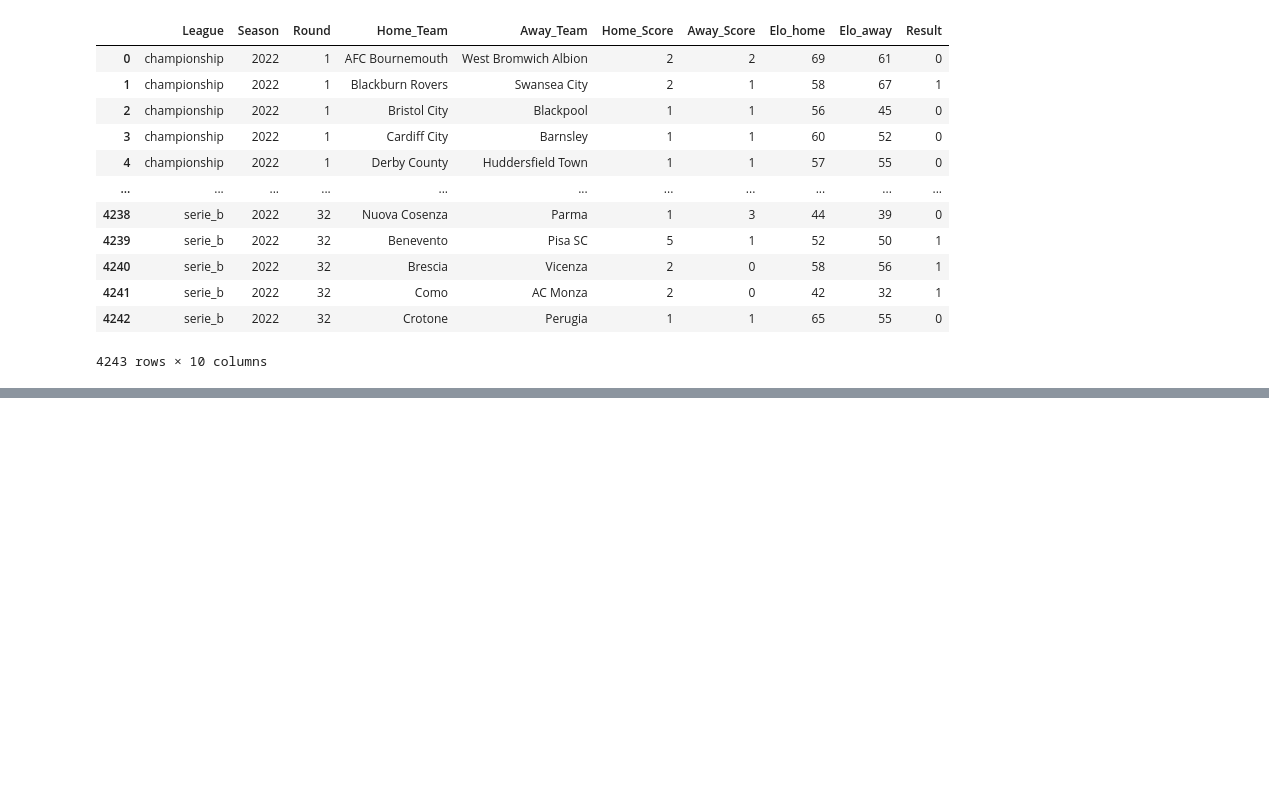
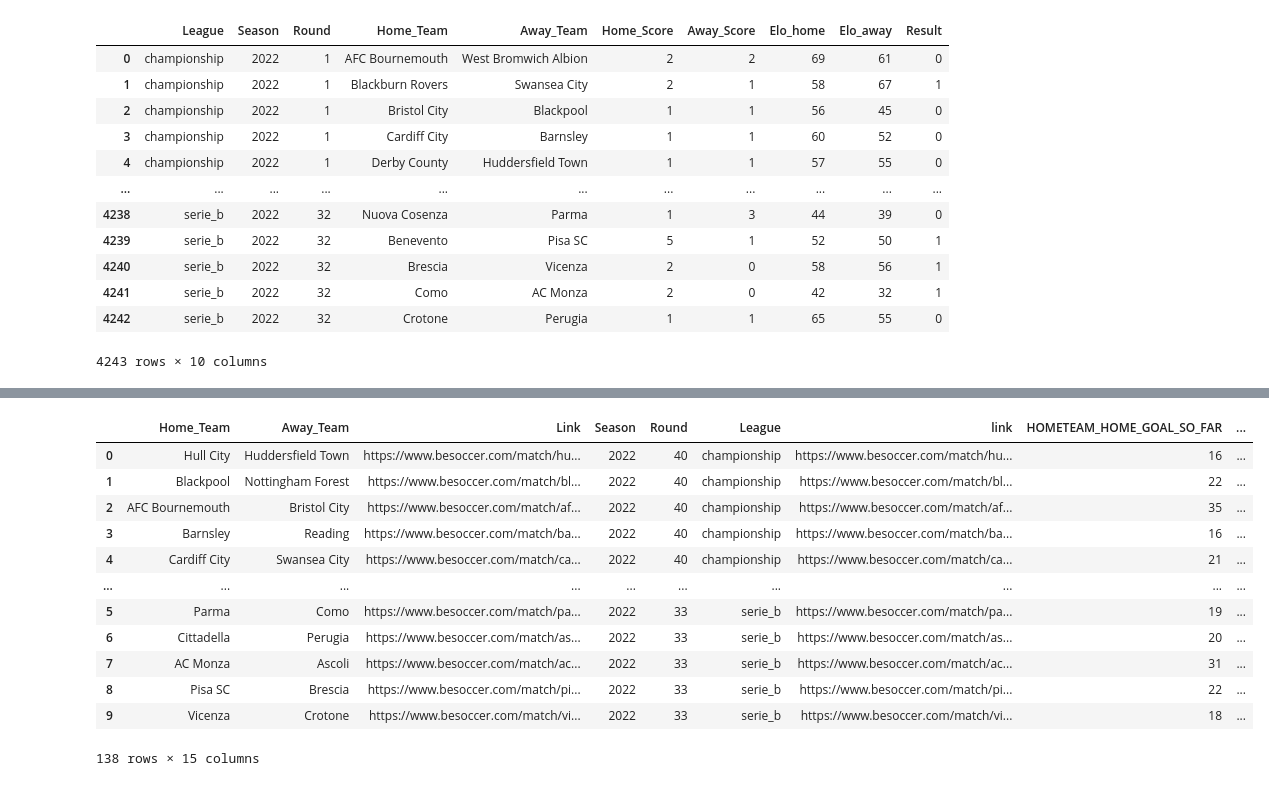
Before and after one commit to frankie-2nfro-com/football_match_outcome_prediction, a Jupyter notebook: predict_m6_t2.ipynb, the cells around one changed output, grey strips where cells are left out. Saved outputs shown, nothing was run; the diff lists cells and outputs as text; code cells hidden in the pictures; blank space fills up the shorter version.

```diff
--- a/predict_m6_t2.ipynb
+++ b/predict_m6_t2.ipynb
@@ -137,4 +46,0 @@ def getLeagueData(data, league, season=None):
-# %%
-# filter predict_result and predict dataframe
-current_season_result = getLeagueData(prediction_result_pd, "serie_b")
-current_season_result
@@ -320,0 +111,64 @@ team_predict_pd
+# %%
+# load all directory as league name list
+dir = "./Predict/To_Predict/"
+leagues = [name for name in os.listdir(dir) if os.path.isdir(os.path.join(dir, name))]
+
+# loop to open csv
+predict_pd = pd.DataFrame()
+for league in leagues:
+    league_folder = os.path.join(dir, league)
+
+    csv_file_for_league = [os.path.join(league_folder, name) for name in os.listdir(league_folder) if name.endswith('.csv')]
+    pkl_file_for_league = [os.path.join(league_folder, name) for name in os.listdir(league_folder) if name.endswith('.pkl')]
+
+
+    if len(csv_file_for_league)==1 and len(pkl_file_for_league)==1:
+        csv_filename = csv_file_for_league[0]
+        pkl_filename = pkl_file_for_league[0]
+
+        # ,Home_Team,Away_Team,Link,Season,Round,League
+        current_league_predict_pd = pd.read_csv(csv_filename, skiprows=[0], names=["Home_Team", "Away_Team", "Link", "Season", "Round", "League"])
+
+        if len(current_league_predict_pd)>0:
+            # load pickle and read content
+            d = pickle.load(open(pkl_filename, 'rb'))
+            elo_key_df = pd.DataFrame(d.keys(), columns=["link"])
+            elo_val_df = pd.DataFrame.from_dict(d.values())
+            elo_df = elo_key_df.join(elo_val_df)
+
+            current_league_predict_pd = current_league_predict_pd.merge(elo_df, left_on='Link', right_on='link')
+
+            # get this season data
+            current_season_result = getLeagueData(prediction_result_pd, league)
+
+            goal_so_far = current_league_predict_pd.apply(fillWithTotalGoalSoFar, data=current_season_result, axis=1)
+            goal_so_far_list = np.array(goal_so_far.values.tolist())
+            goal_so_far_pd = pd.DataFrame(goal_so_far_list, columns=["HOMETEAM_HOME_GOAL_SO_FAR", "HOMETEAM_AWAY_GOAL_SO_FAR", "AWAYTEAM_HOME_GOAL_SO_FAR", "AWAYTEAM_AWAY_GOAL_SO_FAR"])    # convert to dataframe
+            current_league_predict_pd.insert(loc=7, column="HOMETEAM_HOME_GOAL_SO_FAR", value=goal_so_far_pd["HOMETEAM_HOME_GOAL_SO_FAR"].astype('Int64'))
+            current_league_predict_pd.insert(loc=8, column="HOMETEAM_AWAY_GOAL_SO_FAR", value=goal_so_far_pd["HOMETEAM_AWAY_GOAL_SO_FAR"].astype('Int64'))
+            current_league_predict_pd.insert(loc=9, column="AWAYTEAM_HOME_GOAL_SO_FAR", value=goal_so_far_pd["AWAYTEAM_HOME_GOAL_SO_FAR"].astype('Int64'))
+            current_league_predict_pd.insert(loc=10, column="AWAYTEAM_AWAY_GOAL_SO_FAR", value=goal_so_far_pd["AWAYTEAM_AWAY_GOAL_SO_FAR"].astype('Int64'))
+
+            recent_perform = current_league_predict_pd.apply(fillWithRecentPerformance, data=current_season_result, axis=1)
+            perf_list = np.array(recent_perform.values.tolist())
+            home_away_perf_pd = pd.DataFrame(perf_list, columns=["HOME_LASTEST_GOAL_DIFF", "AWAY_LASTEST_GOAL_DIFF"])
+            current_league_predict_pd.insert(loc=11, column="HOME_LASTEST_GOAL_DIFF", value=home_away_perf_pd["HOME_LASTEST_GOAL_DIFF"].astype('Int64'))
+            current_league_predict_pd.insert(loc=12, column="AWAY_LASTEST_GOAL_DIFF", value=home_away_perf_pd["AWAY_LASTEST_GOAL_DIFF"].astype('Int64'))
+
+            predict_pd = pd.concat([predict_pd, current_league_predict_pd])
+
+predict_pd
+# %% [output]
+|  | Home_Team | Away_Team | Link | Season | Round | League | link | HOMETEAM_HOME_GOAL_SO_FAR | ... |
+| 0 | Hull City | Huddersfield Town | https://www.besoccer.com/match/hu... | 2022 | 40 | championship | https://www.besoccer.com/match/hu... | 16 | ... |
+| 1 | Blackpool | Nottingham Forest | https://www.besoccer.com/match/bl... | 2022 | 40 | championship | https://www.besoccer.com/match/bl... | 22 | ... |
+| 2 | AFC Bournemouth | Bristol City | https://www.besoccer.com/match/af... | 2022 | 40 | championship | https://www.besoccer.com/match/af... | 35 | ... |
+| 3 | Barnsley | Reading | https://www.besoccer.com/match/ba... | 2022 | 40 | championship | https://www.besoccer.com/match/ba... | 16 | ... |
+| 4 | Cardiff City | Swansea City | https://www.besoccer.com/match/ca... | 2022 | 40 | championship | https://www.besoccer.com/match/ca... | 21 | ... |
+| ... | ... | ... | ... | ... | ... | ... | ... | ... | ... |
+| 5 | Parma | Como | https://www.besoccer.com/match/pa... | 2022 | 33 | serie_b | https://www.besoccer.com/match/pa... | 19 | ... |
+| 6 | Cittadella | Perugia | https://www.besoccer.com/match/as... | 2022 | 33 | serie_b | https://www.besoccer.com/match/as... | 20 | ... |
+| 7 | AC Monza | Ascoli | https://www.besoccer.com/match/ac... | 2022 | 33 | serie_b | https://www.besoccer.com/match/ac... | 31 | ... |
+| 8 | Pisa SC | Brescia | https://www.besoccer.com/match/pi... | 2022 | 33 | serie_b | https://www.besoccer.com/match/pi... | 22 | ... |
+| 9 | Vicenza | Crotone | https://www.besoccer.com/match/vi... | 2022 | 33 | serie_b | https://www.besoccer.com/match/vi... | 18 | ... |
+138 rows × 15 columns
```
Also changed, not shown: parts of 20 cells of this notebook, 5 other files.
